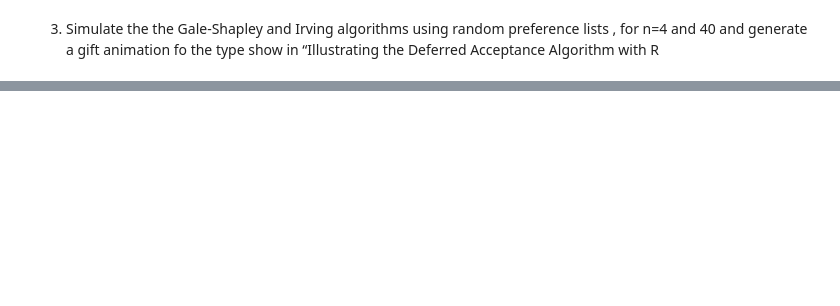
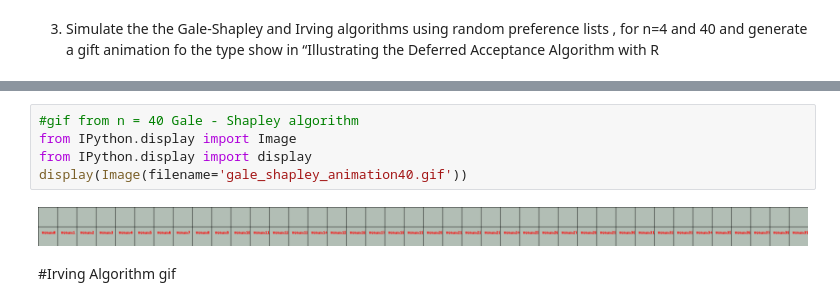
Before and after one commit to brubianop/AlgorithmsUN2023II, a Jupyter notebook: Lab7/brubianopGroup14Lab7.ipynb, the cells around one changed output, grey strips where cells are left out. Saved outputs shown, nothing was run; the diff lists cells and outputs as text; blank space fills up the shorter version.

```diff
--- a/Lab7/brubianopGroup14Lab7.ipynb
+++ b/Lab7/brubianopGroup14Lab7.ipynb
@@ -317,0 +403,9 @@ Average iterations: 327.8
+# %%
+#gif from n = 40 Gale - Shapley algorithm
+from IPython.display import Image
+from IPython.display import display
+display(Image(filename='gale_shapley_animation40.gif'))
+# %% [output]
+[figure, added]
+# %% [markdown]
+#Irving Algorithm gif
```
Also changed, not shown: parts of 9 cells of this notebook.
